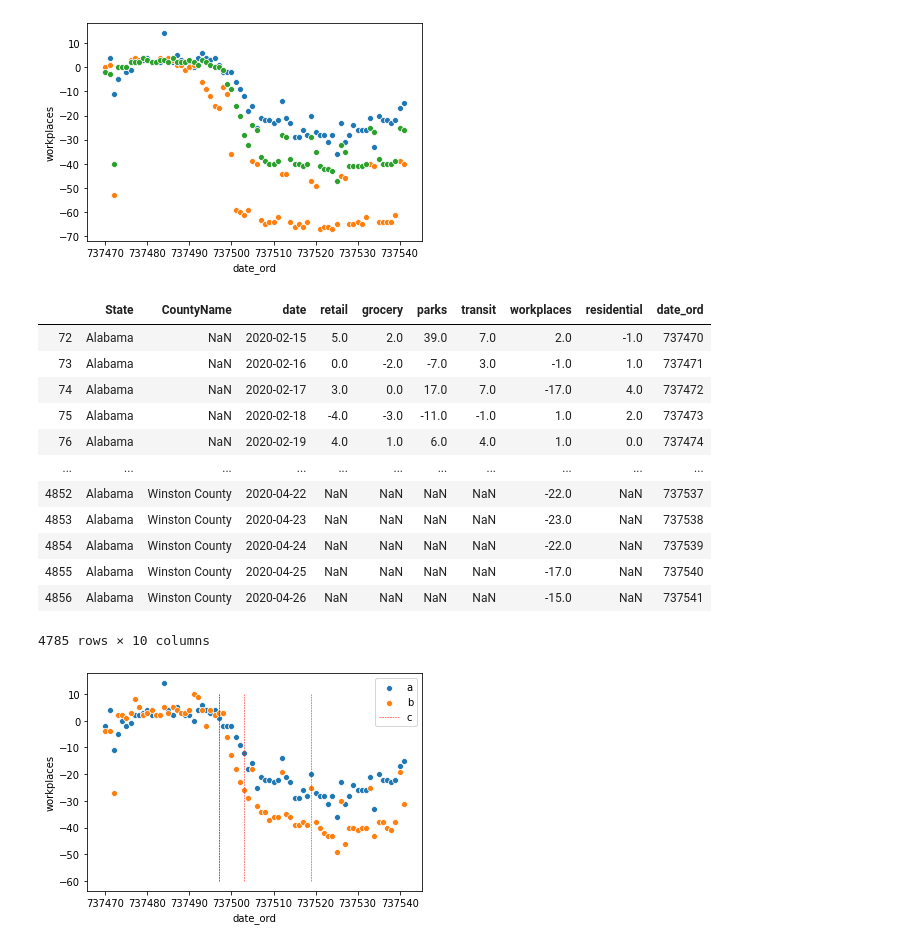
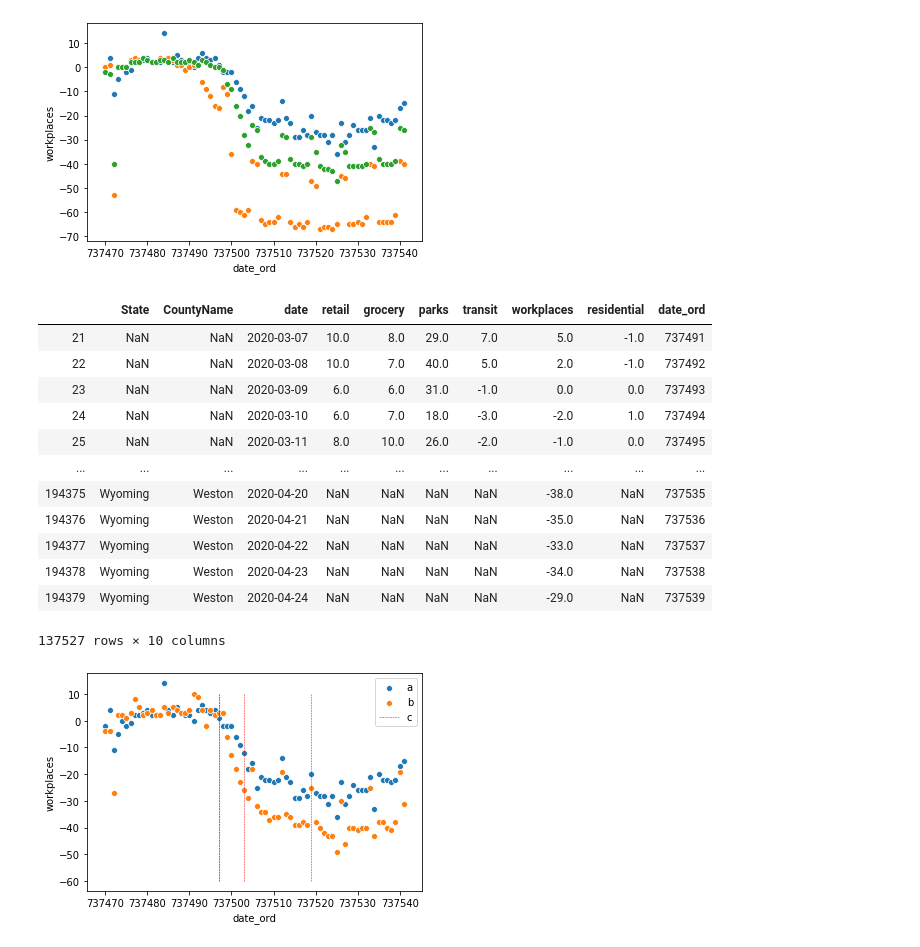
Before and after one commit to joshuaiokua/data100_final-project, a Jupyter notebook: Josh_notebook.ipynb, the cells around one changed output. Drawn from its saved outputs; the diff is of its cells as text; code cells hidden in the pictures.

```diff
--- a/Josh_notebook.ipynb
+++ b/Josh_notebook.ipynb
@@ -296,21 +292,21 @@ sns.scatterplot('date_ord', 'workplaces', data=mob[(mob['CountyName'] == 'Stanis
 <matplotlib.axes._subplots.AxesSubplot at 0x...>
 [figure]
 # %%
-mob[(mob['State'] == 'Alabama')]
+mob[mob['date_ord'] > 737490]
 # %% [output]
 |  | State | CountyName | date | retail | grocery | parks | transit | workplaces | residential | date_ord |
-| 72 | Alabama | NaN | 2020-02-15 | 5.0 | 2.0 | 39.0 | 7.0 | 2.0 | -1.0 | 737470 |
-| 73 | Alabama | NaN | 2020-02-16 | 0.0 | -2.0 | -7.0 | 3.0 | -1.0 | 1.0 | 737471 |
-| 74 | Alabama | NaN | 2020-02-17 | 3.0 | 0.0 | 17.0 | 7.0 | -17.0 | 4.0 | 737472 |
-| 75 | Alabama | NaN | 2020-02-18 | -4.0 | -3.0 | -11.0 | -1.0 | 1.0 | 2.0 | 737473 |
-| 76 | Alabama | NaN | 2020-02-19 | 4.0 | 1.0 | 6.0 | 4.0 | 1.0 | 0.0 | 737474 |
+| 21 | NaN | NaN | 2020-03-07 | 10.0 | 8.0 | 29.0 | 7.0 | 5.0 | -1.0 | 737491 |
+| 22 | NaN | NaN | 2020-03-08 | 10.0 | 7.0 | 40.0 | 5.0 | 2.0 | -1.0 | 737492 |
+| 23 | NaN | NaN | 2020-03-09 | 6.0 | 6.0 | 31.0 | -1.0 | 0.0 | 0.0 | 737493 |
+| 24 | NaN | NaN | 2020-03-10 | 6.0 | 7.0 | 18.0 | -3.0 | -2.0 | 1.0 | 737494 |
+| 25 | NaN | NaN | 2020-03-11 | 8.0 | 10.0 | 26.0 | -2.0 | -1.0 | 0.0 | 737495 |
 | ... | ... | ... | ... | ... | ... | ... | ... | ... | ... | ... |
-| 4852 | Alabama | Winston County | 2020-04-22 | NaN | NaN | NaN | NaN | -22.0 | NaN | 737537 |
-| 4853 | Alabama | Winston County | 2020-04-23 | NaN | NaN | NaN | NaN | -23.0 | NaN | 737538 |
-| 4854 | Alabama | Winston County | 2020-04-24 | NaN | NaN | NaN | NaN | -22.0 | NaN | 737539 |
-| 4855 | Alabama | Winston County | 2020-04-25 | NaN | NaN | NaN | NaN | -17.0 | NaN | 737540 |
-| 4856 | Alabama | Winston County | 2020-04-26 | NaN | NaN | NaN | NaN | -15.0 | NaN | 737541 |
+| 194375 | Wyoming | Weston | 2020-04-20 | NaN | NaN | NaN | NaN | -38.0 | NaN | 737535 |
+| 194376 | Wyoming | Weston | 2020-04-21 | NaN | NaN | NaN | NaN | -35.0 | NaN | 737536 |
+| 194377 | Wyoming | Weston | 2020-04-22 | NaN | NaN | NaN | NaN | -33.0 | NaN | 737537 |
+| 194378 | Wyoming | Weston | 2020-04-23 | NaN | NaN | NaN | NaN | -34.0 | NaN | 737538 |
+| 194379 | Wyoming | Weston | 2020-04-24 | NaN | NaN | NaN | NaN | -29.0 | NaN | 737539 |
-4785 rows × 10 columns
+137527 rows × 10 columns
 # %%
 sns.scatterplot('date_ord', 'workplaces', data=mob_test_winst)
 sns.scatterplot('date_ord', 'workplaces', data=mob_test_aut)
```
Also changed, not shown: parts of 25 cells of this notebook, 3 other files.
